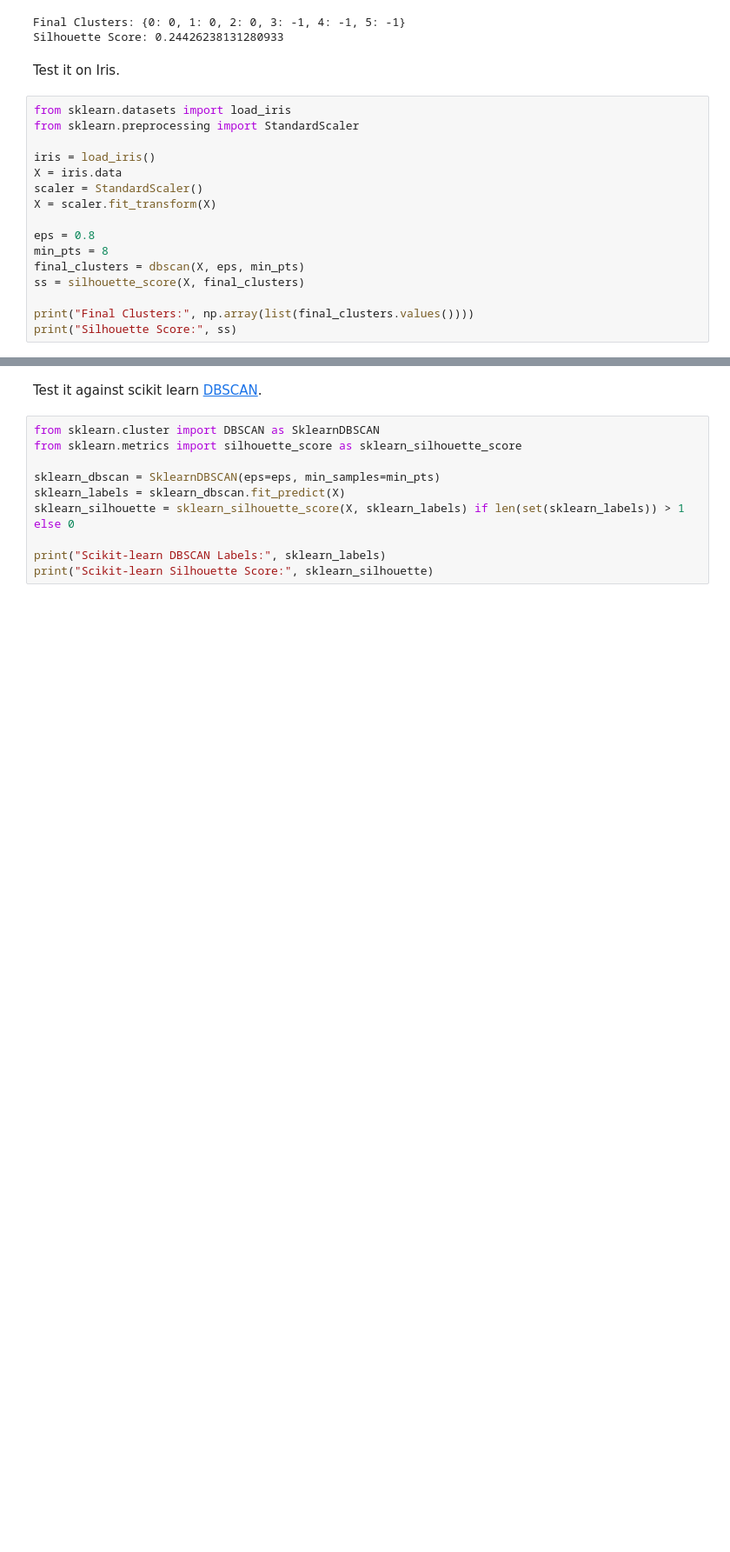
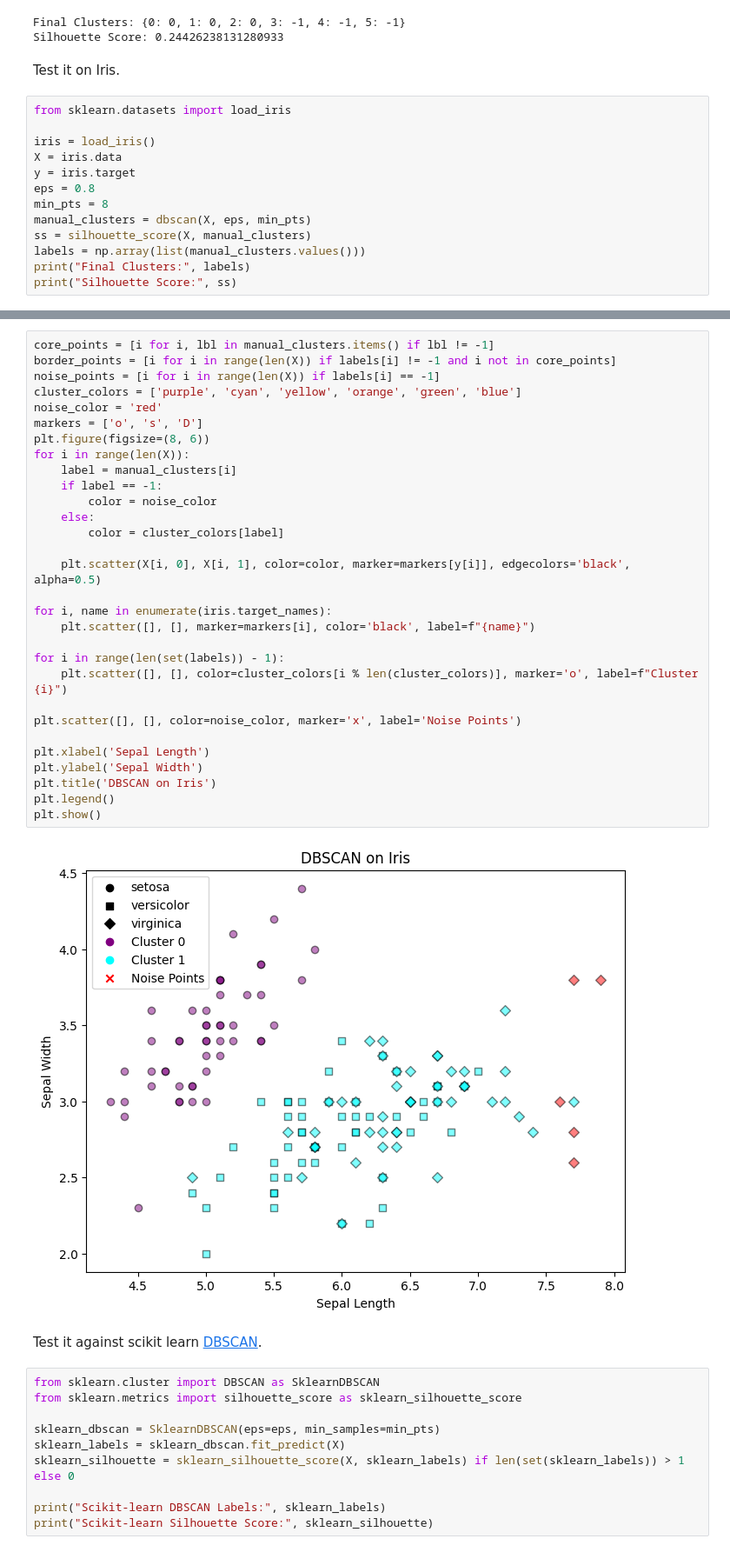
Before and after one commit to adamd1985/Lectures_On_MLAI, a Jupyter notebook: 5_2_DBScan_Lecture.ipynb, the cells around one changed output, grey strips where cells are left out. Shown: that part at 87% size. Cells and saved outputs as stored; diff of their text form; blank space fills up the shorter version.

```diff
--- a/5_2_DBScan_Lecture.ipynb
+++ b/5_2_DBScan_Lecture.ipynb
@@ -394,19 +394,16 @@ Silhouette Score: 0.24426238131280933
 Test it on Iris.
 # %%
 from sklearn.datasets import load_iris
-from sklearn.preprocessing import StandardScaler
 
 iris = load_iris()
 X = iris.data
-scaler = StandardScaler()
-X = scaler.fit_transform(X)
-
+y = iris.target
 eps = 0.8
 min_pts = 8
-final_clusters = dbscan(X, eps, min_pts)
-ss = silhouette_score(X, final_clusters)
-
-print("Final Clusters:", np.array(list(final_clusters.values())))
+manual_clusters = dbscan(X, eps, min_pts)
+ss = silhouette_score(X, manual_clusters)
+labels = np.array(list(manual_clusters.values()))
+print("Final Clusters:", labels)
 print("Silhouette Score:", ss)
 # %% [output]
 Final Clusters: [ 0  0  0  0  0  0  0  0  0  0  0  0  0  0  0  0  0  0  0  0  0  0  0  0
@@ -420,3 +419,35 @@ Silhouette Score: 0.5108084808380122
+# %%
+core_points = [i for i, lbl in manual_clusters.items() if lbl != -1]
+border_points = [i for i in range(len(X)) if labels[i] != -1 and i not in core_points]
+noise_points = [i for i in range(len(X)) if labels[i] == -1]
+cluster_colors = ['purple', 'cyan', 'yellow', 'orange', 'green', 'blue']
+noise_color = 'red'
+markers = ['o', 's', 'D']
+plt.figure(figsize=(8, 6))
+for i in range(len(X)):
+    label = manual_clusters[i]
+    if label == -1:
+        color = noise_color
+    else:
+        color = cluster_colors[label]
+
+    plt.scatter(X[i, 0], X[i, 1], color=color, marker=markers[y[i]], edgecolors='black', alpha=0.5)
+
+for i, name in enumerate(iris.target_names):
+    plt.scatter([], [], marker=markers[i], color='black', label=f"{name}")
+
+for i in range(len(set(labels)) - 1):
+    plt.scatter([], [], color=cluster_colors[i % len(cluster_colors)], marker='o', label=f"Cluster {i}")
+
+plt.scatter([], [], color=noise_color, marker='x', label='Noise Points')
+
+plt.xlabel('Sepal Length')
+plt.ylabel('Sepal Width')
+plt.title('DBSCAN on Iris')
+plt.legend()
+plt.show()
+# %% [output]
+[figure, added]
 # %% [markdown]
 Test it against scikit learn [DBSCAN](https://scikit-learn.org/stable/modules/generated/sklearn.cluster.DBSCAN.html).
 # %%
```
Also changed, not shown: parts of 6 cells of this notebook.
